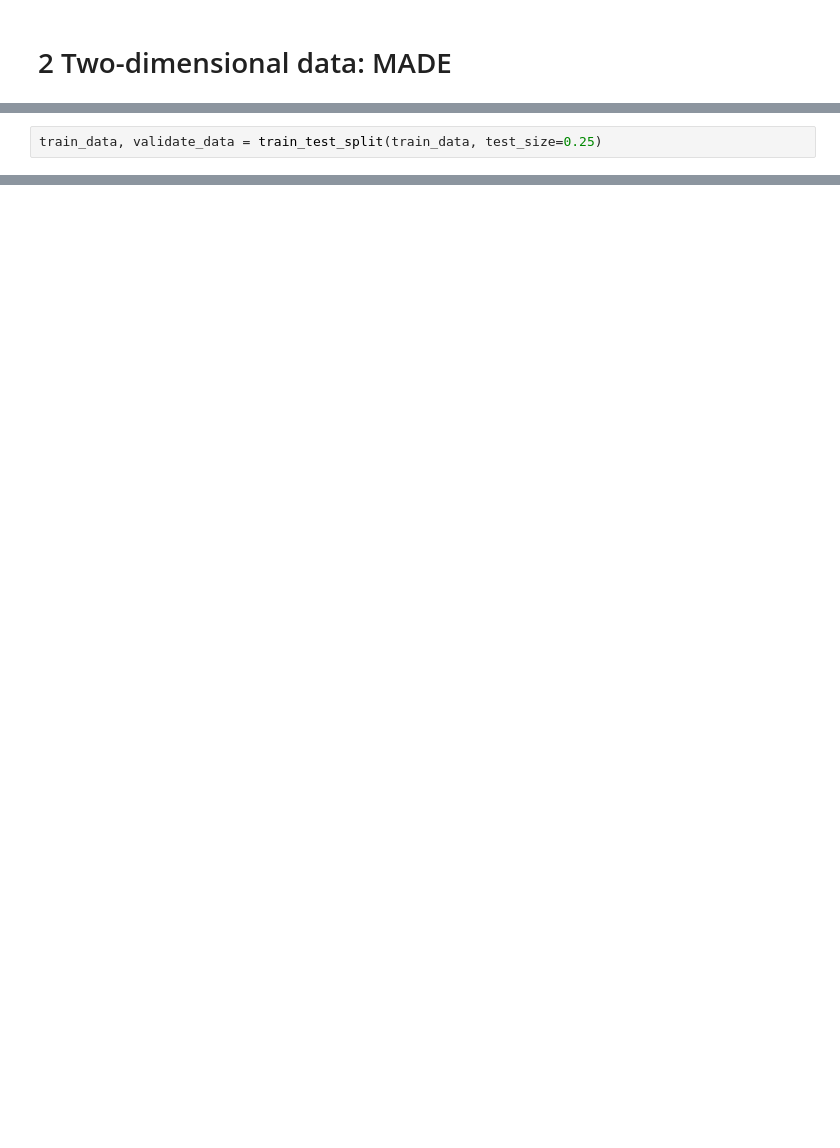
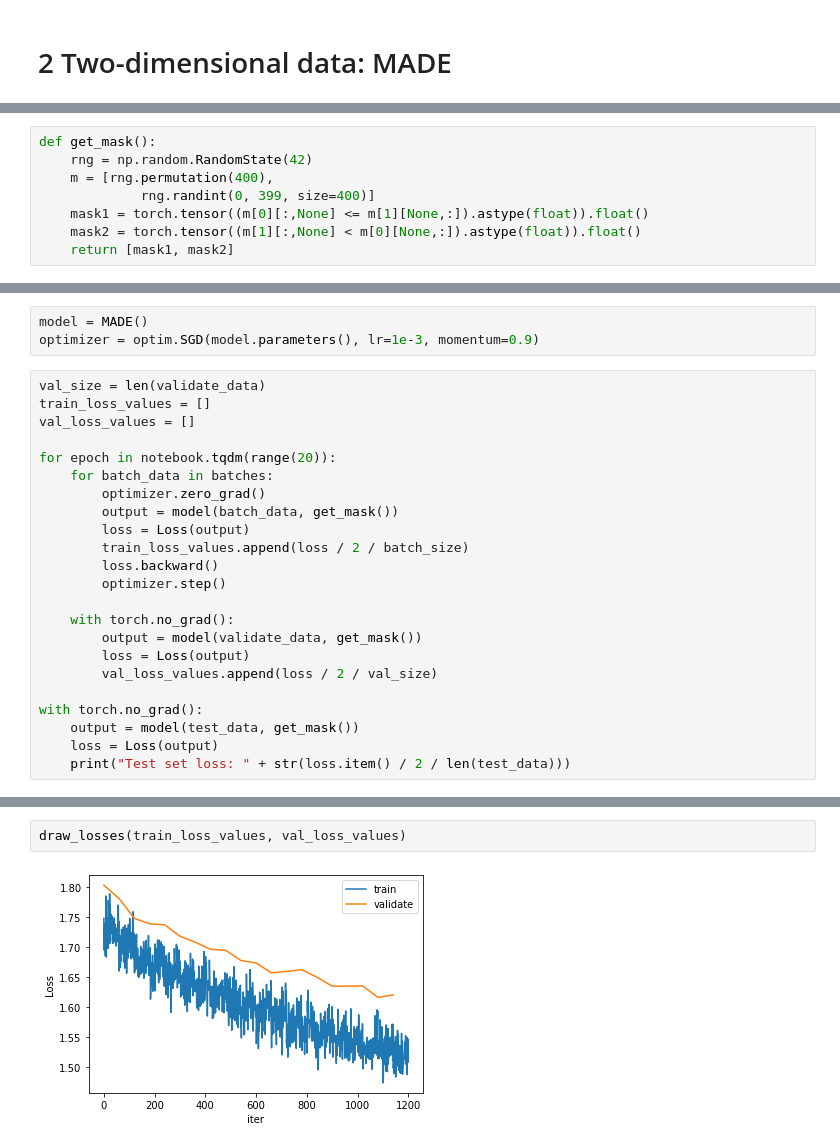
Before and after one commit to MariEliseeva/DUL, a Jupyter notebook: hw1.ipynb, the cells around one changed output, grey strips where cells are left out. Drawn from its saved outputs; the diff is of its cells as text; blank space fills up the shorter version.

```diff
--- a/hw1.ipynb
+++ b/hw1.ipynb
@@ -241,2 +231,0 @@ test_data = dataset['test']
-# %%
-train_data, validate_data = train_test_split(train_data, test_size=0.25)
@@ -273,0 +232,8 @@ class MaskResBlock(nn.Module):
+# %%
+def get_mask():
+    rng = np.random.RandomState(42)
+    m = [rng.permutation(400),
+             rng.randint(0, 399, size=400)]
+    mask1 = torch.tensor((m[0][:,None] <= m[1][None,:]).astype(float)).float()
+    mask2 = torch.tensor((m[1][:,None] < m[0][None,:]).astype(float)).float()
+    return [mask1, mask2]
@@ -273,0 +270,26 @@ class MaskResBlock(nn.Module):
+# %%
+model = MADE()
+optimizer = optim.SGD(model.parameters(), lr=1e-3, momentum=0.9)
+# %%
+val_size = len(validate_data)
+train_loss_values = []
+val_loss_values = []
+
+for epoch in notebook.tqdm(range(20)):
+    for batch_data in batches:
+        optimizer.zero_grad()
+        output = model(batch_data, get_mask())
+        loss = Loss(output)
+        train_loss_values.append(loss / 2 / batch_size)
+        loss.backward()
+        optimizer.step()
+
+    with torch.no_grad():
+        output = model(validate_data, get_mask())
+        loss = Loss(output)
+        val_loss_values.append(loss / 2 / val_size)
+
+with torch.no_grad():
+    output = model(test_data, get_mask())
+    loss = Loss(output)
+    print("Test set loss: " + str(loss.item() / 2 / len(test_data)))
@@ -273,0 +299,4 @@ class MaskResBlock(nn.Module):
+# %%
+draw_losses(train_loss_values, val_loss_values)
+# %% [output]
+[figure, added]
```
Also changed, not shown: parts of 18 cells of this notebook.
